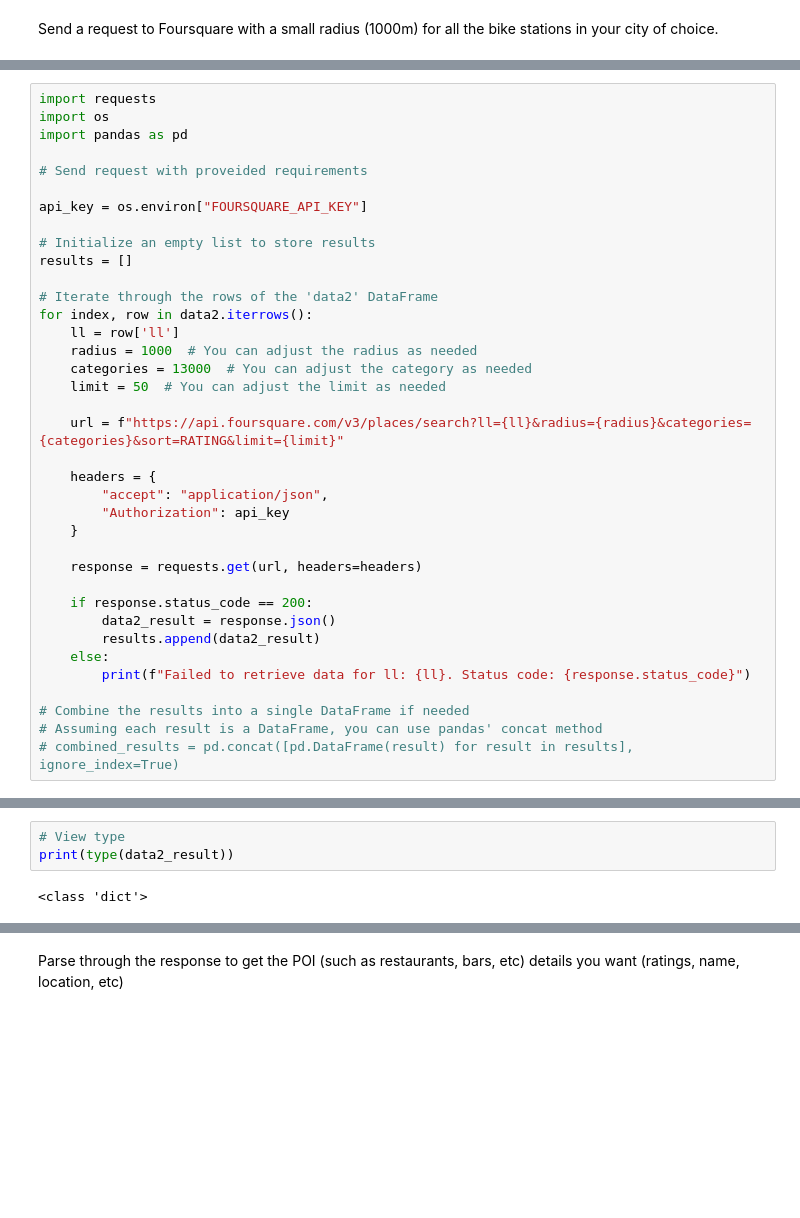
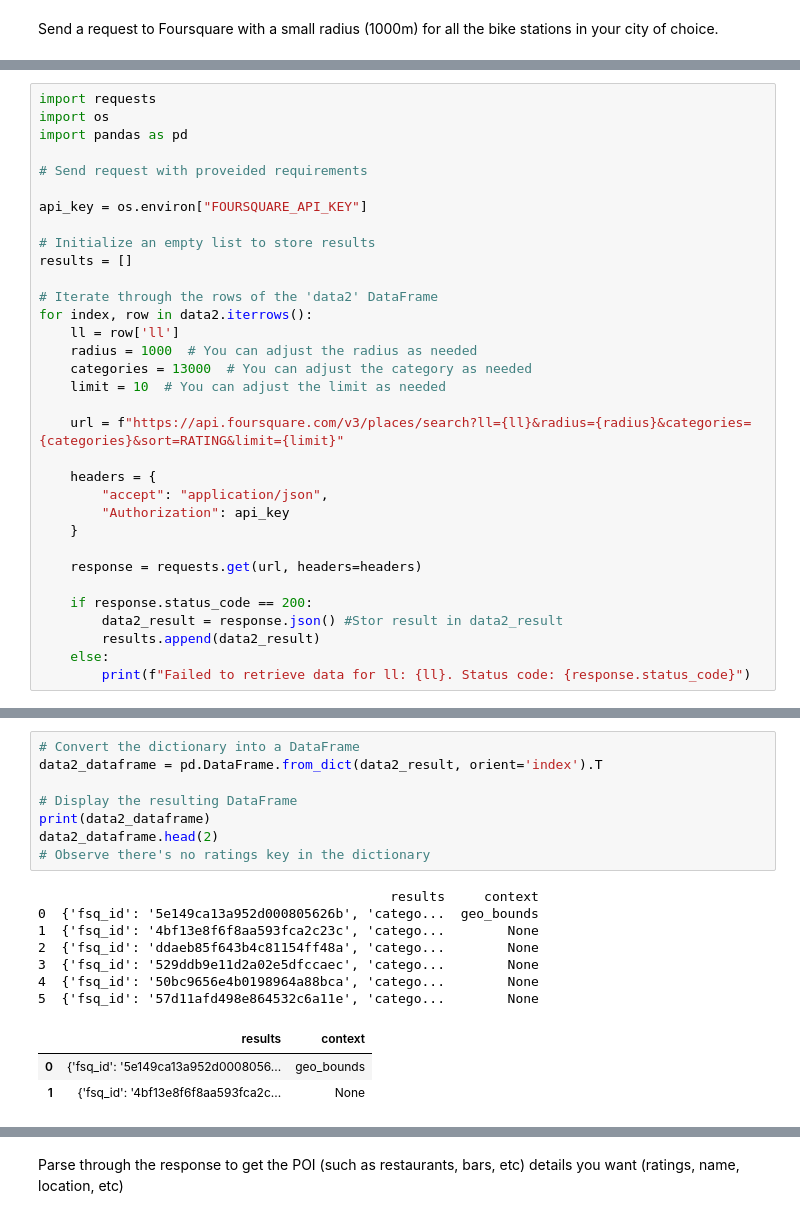
Before and after one commit to Affuya/LHL-Statistical-Modelling-Project, a Jupyter notebook: notebooks/yelp_foursquare_EDA.ipynb, the cells around one changed output, grey strips where cells are left out. Saved outputs shown, nothing was run; the diff lists cells and outputs as text; blank space fills up the shorter version.

```diff
--- a/notebooks/yelp_foursquare_EDA.ipynb
+++ b/notebooks/yelp_foursquare_EDA.ipynb
@@ -95,7 +243,7 @@ for index, row in data2.iterrows():
     ll = row['ll']
     radius = 1000  # You can adjust the radius as needed
     categories = 13000  # You can adjust the category as needed
-    limit = 50  # You can adjust the limit as needed
+    limit = 10  # You can adjust the limit as needed
 
     url = f"https://api.foursquare.com/v3/places/search?ll={ll}&radius={radius}&categories={categories}&sort=RATING&limit={limit}"
 
@@ -107,11 +255,7 @@ for index, row in data2.iterrows():
     response = requests.get(url, headers=headers)
 
     if response.status_code == 200:
-        data2_result = response.json()
+        data2_result = response.json() #Stor result in data2_result
         results.append(data2_result)
     else:
         print(f"Failed to retrieve data for ll: {ll}. Status code: {response.status_code}")
-
-# Combine the results into a single DataFrame if needed
-# Assuming each result is a DataFrame, you can use pandas' concat method
-# combined_results = pd.concat([pd.DataFrame(result) for result in results], ignore_index=True)
@@ -136,8 +309,22 @@ data2_result
  'context': {'geo_bounds': {'circle': {'center': {'latitude': 40.4489306,
      'longitude': -3.7305176},
     'radius': 1000}}}}
-# %%
-# View type
-print(type(data2_result))
-# %% [output]
-<class 'dict'>
+# %%
+# Convert the dictionary into a DataFrame
+data2_dataframe = pd.DataFrame.from_dict(data2_result, orient='index').T
+
+# Display the resulting DataFrame
+print(data2_dataframe)
+data2_dataframe.head(2)
+# Observe there's no ratings key in the dictionary
+# %% [output]
+                                             results     context
+0  {'fsq_id': '5e149ca13a952d000805626b', 'catego...  geo_bounds
+1  {'fsq_id': '4bf13e8f6f8aa593fca2c23c', 'catego...        None
+2  {'fsq_id': 'ddaeb85f643b4c81154ff48a', 'catego...        None
+3  {'fsq_id': '529ddb9e11d2a02e5dfccaec', 'catego...        None
+4  {'fsq_id': '50bc9656e4b0198964a88bca', 'catego...        None
+5  {'fsq_id': '57d11afd498e864532c6a11e', 'catego...        None
+|  | results | context |
+| 0 | {'fsq_id': '5e149ca13a952d0008056... | geo_bounds |
+| 1 | {'fsq_id': '4bf13e8f6f8aa593fca2c... | None |
```
Also changed, not shown: parts of 25 cells of this notebook, 2 other files.
